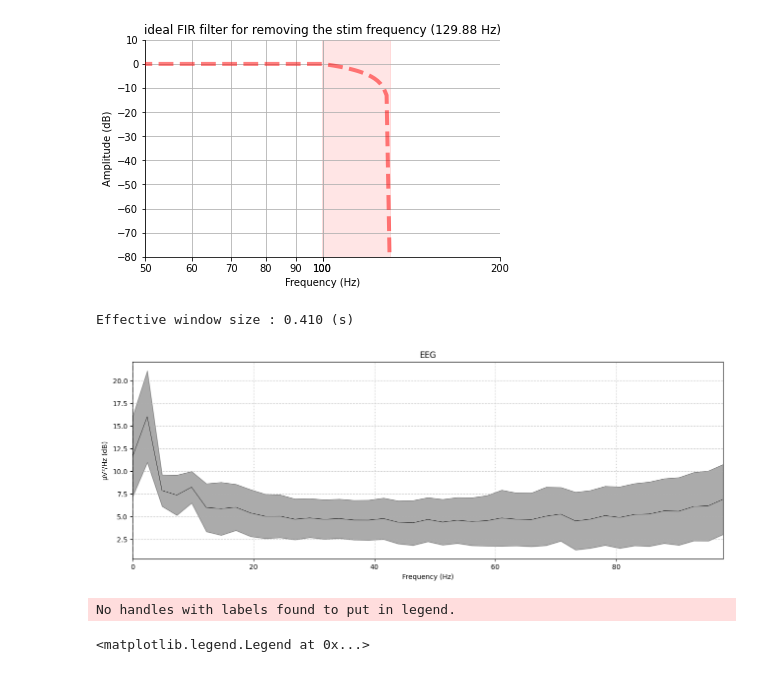
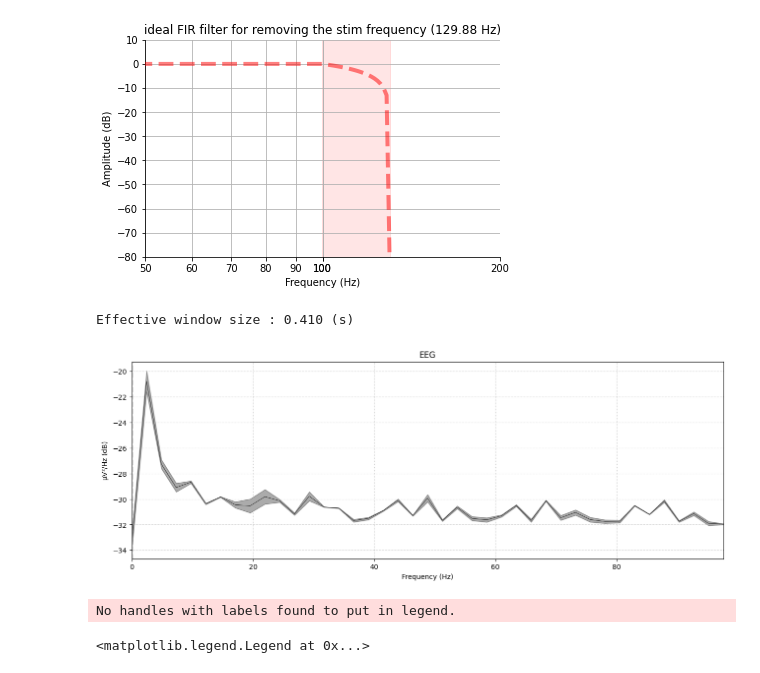
Before and after one commit to tmorshed/dbs_cep, a Jupyter notebook: cep_thesis.ipynb, the cells around one changed output. Drawn from its saved outputs; the diff is of its cells as text; code cells hidden in the pictures.

```diff
--- a/cep_thesis.ipynb
+++ b/cep_thesis.ipynb
@@ -133,7 +133,7 @@ this is equal to 182719.8 milliseconds in length
 this is equal to 913599 datapoints in length
 # %%
 #imports the selected window to a NumPy Array
-raw_selection = list(raw[index_channel, start_sample:stop_sample]);
+raw_selection = list(raw[2, start_sample:stop_sample]);
 x = raw_selection[1].reshape(lsel,);
 y = raw_selection[0].T;
 y = np.mean(y) - y
@@ -361,17 +362,17 @@ this is the shape of an ideal filter to remove the 129.87638482816146 Hz artifac
 # %%
 fig_psd = plt.figure(dpi=dpi*2);
 axes_psd = fig_psd.add_axes([0,0,2,1])
 
 
 """in the STN-OFF file, the L1 channel is very low freq. activity.
 It might have had bad wiring/connectivity.""";
 
-picks_psd = ['L2', 'L3', 'R1', 'R2', 'R3']
+picks_psd = ['C1', 'C2', 'C3', 'FP1', 'FP2']
 raw.plot_psd(ax=axes_psd, fmax= 100, color='k', estimate='power', n_fft=2048,
              picks=picks_psd, average=True);
 axes.legend()
 # %% [output]
 Effective window size : 0.410 (s)
-[figure, old version]
+[figure, new version]
 No handles with labels found to put in legend.
 <matplotlib.legend.Legend at 0x...>
```
Also changed, not shown: parts of 7 cells of this notebook.
